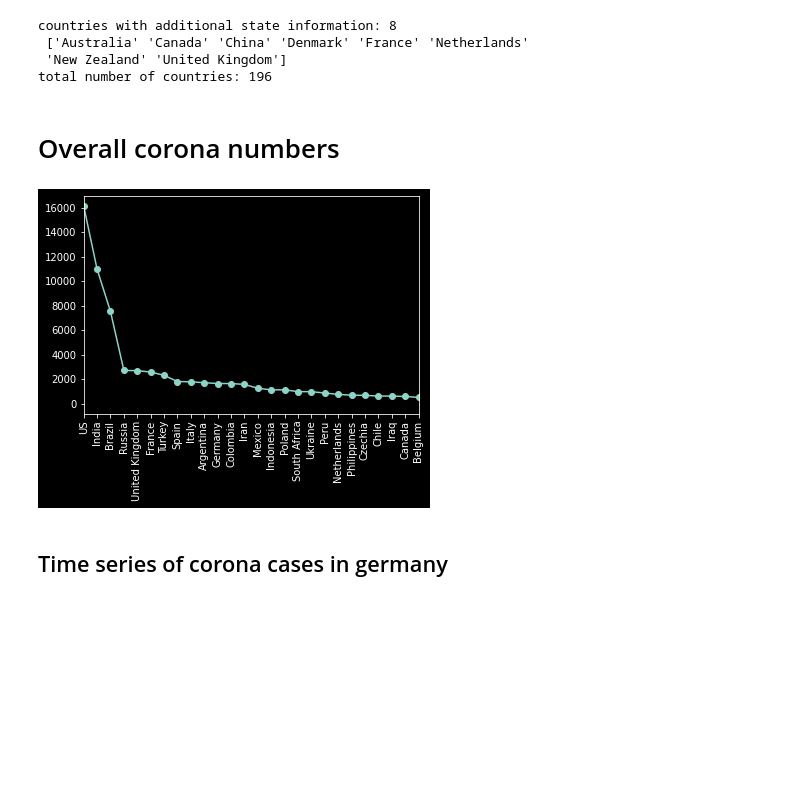
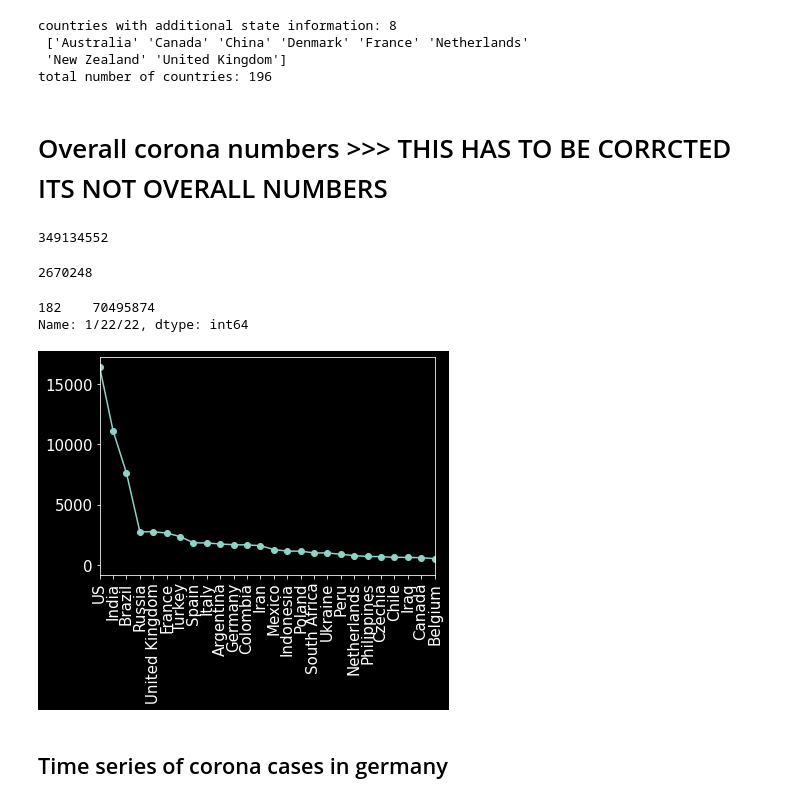
Before and after one commit to mikehemberger/corona-dashboard, a Jupyter notebook: explore-data.ipynb, the cells around one changed output. Drawn from its saved outputs; the diff is of its cells as text; code cells hidden in the pictures; blank space fills up the shorter version.

```diff
--- a/explore-data.ipynb
+++ b/explore-data.ipynb
@@ -3,18 +3,9 @@ import datetime
 import numpy as np
 import pandas as pd
 import matplotlib.pyplot as plt
-#import matplotlib.dates as dates
 
+plt.rc('font', size=15)
 plt.style.use('dark_background')
-
-df = pd.read_csv("./corona_ts.csv", parse_dates=True)
-
-df = df.rename(columns={
-    "Country/Region" : "country",
-    "Province/State" : "state"})
-
-print(df.columns.tolist()[:10])
-df.head(5)
 
 
 # get y-axis into readable units eg x / 100K infect >>> # normalize country-numbers by total countries population ??? > index
@@ -22,3 +13,7 @@ df.head(5)
 # overall numbers histogram > cross-check against other sources
 # check how to "time the dashboard" to newly released data every day
 # summarize basic stats eg, time-line, num countries etc.
+
+# - Transfer days into calender week (eg for color coding over 2 years of pandemic [daily variations are artifacts])
+# - Add metrics to board
+# - read daframe from web?
@@ -33,0 +155,9 @@ df.head(5)
+# %%
+df = pd.read_csv("./data/corona_confirmed_ts_22-01-2022.csv", parse_dates=True)  # infection data
+
+df = df.rename(columns={
+    "Country/Region" : "country",
+    "Province/State" : "state"})
+
+print(df.columns.tolist()[:10])
+df.head(5)
@@ -47,7 +201,7 @@ countries with additional state information: 8
  'New Zealand' 'United Kingdom']
 total number of countries: 196
 # %% [markdown]
-# Overall corona numbers
+# Overall corona numbers >>> THIS HAS TO BE CORRCTED ITS NOT OVERALL NUMBERS
 # %%
 dfg = df.groupby(by="country").sum()
 dfg_ = dfg.reset_index()
@@ -57,17 +211,30 @@ dfg_["cases"] = dfg_.loc[:, t].sum(axis=1)
 
 # All cases summed across countries
 cases_t = dfg_.loc[:, t].sum(axis=0)
+# %%
+print(dfg_.loc[:, t[-1]].sum())
+dfg_.loc[:, t[-1]].sum() - dfg_.loc[:, t[-2]].sum()
+# %% [output]
+349134552
+2670248
+# %%
+dfg_.loc[dfg_.country == "US", t[-1]]
+# %% [output]
+182    70495874
+Name: 1/22/22, dtype: int64
 # %%
+# This here is wrong because its based on the running aggregation of cases
+
 country_sorted = dfg_.sort_values(by="cases", ascending=False)["country"]
 cases_sorted = dfg_.sort_values(by="cases", ascending=False)["cases"]
 
 show = 25
 plt.figure()
-plt.plot(country_sorted, cases_sorted / 1000000, "o-")
+plt.plot(country_sorted, cases_sorted / 1e6, "o-")
 plt.xlim([0, show])
 plt.xticks(rotation=90);
 # %% [output]
-[figure, old version]
+[figure, new version]
 # %% [markdown]
 ## Time series of corona cases in germany
 # %%
```
Also changed, not shown: parts of 17 cells of this notebook, 1 other file.
